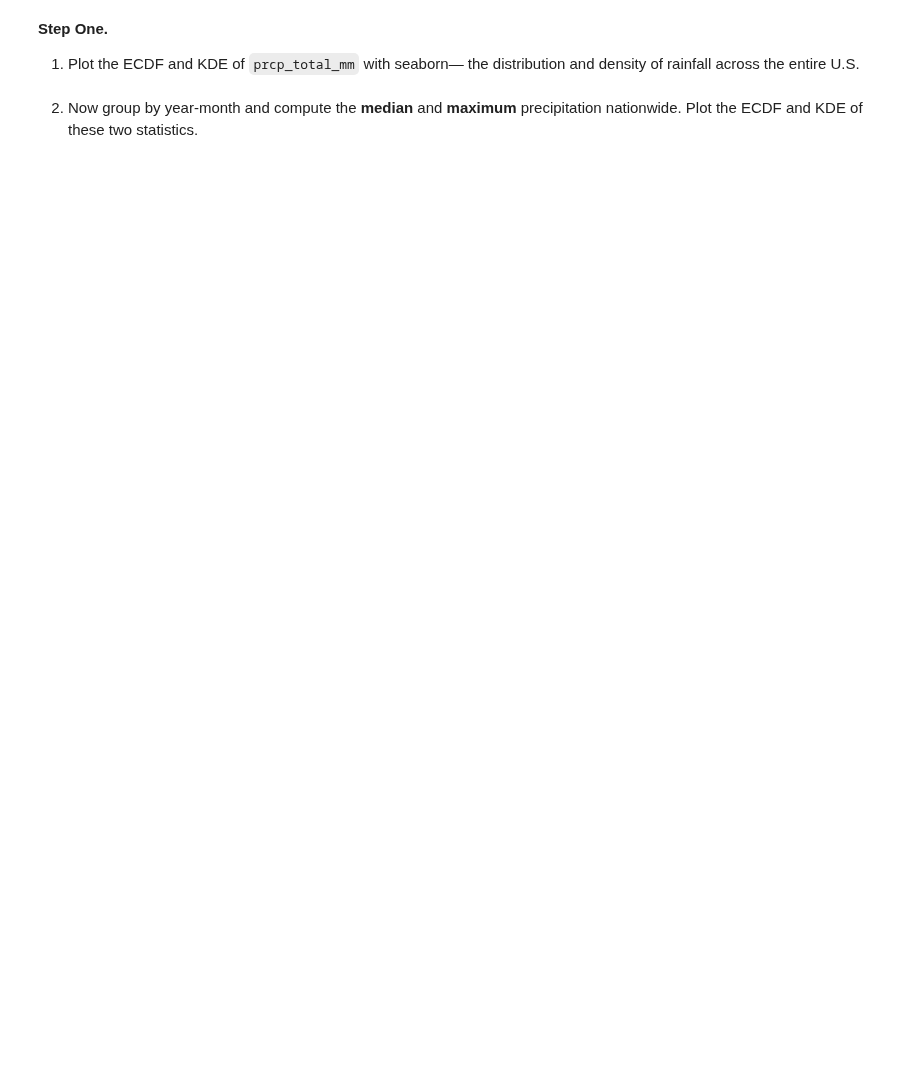
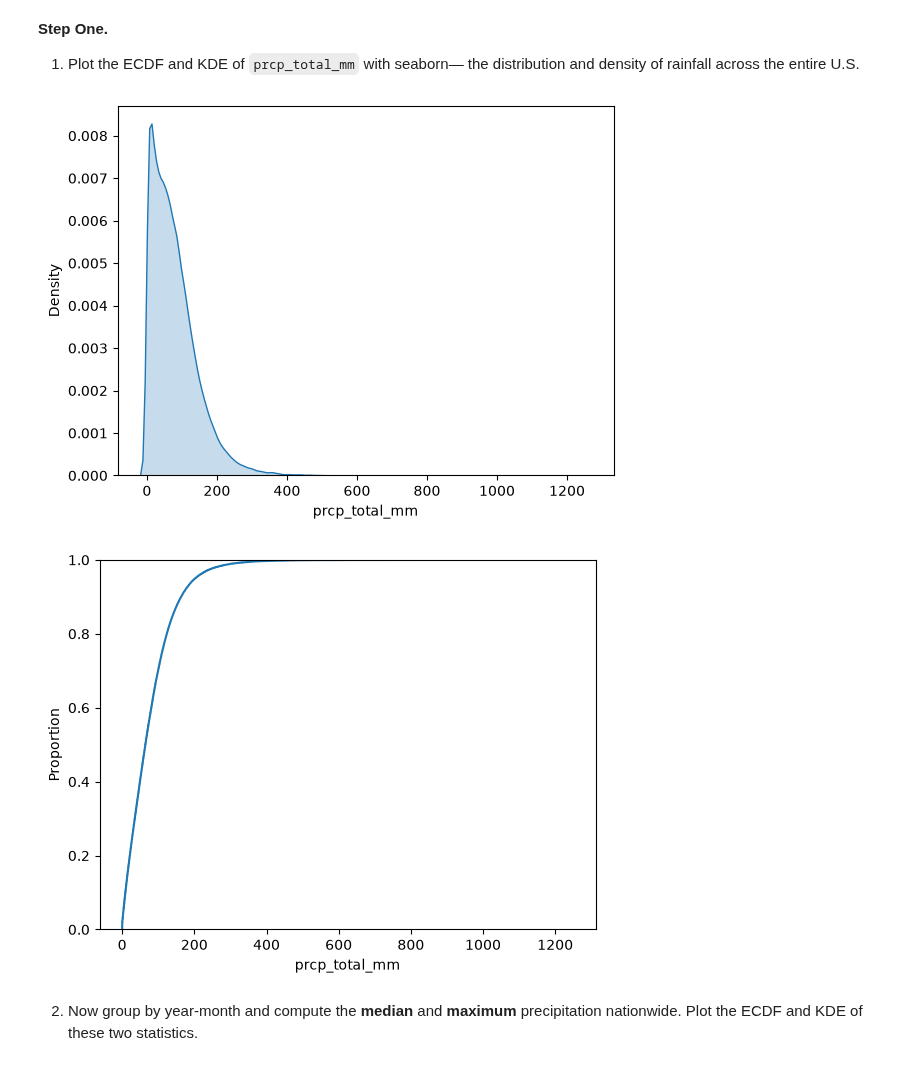
Before and after one commit to jisungl/UU_F26_templates, a Jupyter notebook: Week05/Thursday_Lab/lab_05.ipynb, the cells around one changed output. Cells and saved outputs as stored; diff of their text form; code cells hidden in the pictures; blank space fills up the shorter version.

```diff
--- a/Week05/Thursday_Lab/lab_05.ipynb
+++ b/Week05/Thursday_Lab/lab_05.ipynb
@@ -96,5 +111,14 @@ df.head()
 # %% [markdown]
 **Step One.**
 1. Plot the ECDF and KDE of `prcp_total_mm` with seaborn— the distribution and density of rainfall across the entire U.S.
+# %%
+sns.kdeplot(data=df, x='prcp_total_mm', fill=True)
+plt.show()
+
+sns.ecdfplot(data=df, x='prcp_total_mm')
+plt.show()
+# %% [output]
+[figure, added]
+[figure, added]
 # %% [markdown]
 2. Now group by year-month and compute the **median** and **maximum** precipitation nationwide. Plot the ECDF and KDE of these two statistics.
```
Also changed, not shown: parts of 26 cells of this notebook, 58 other files.
